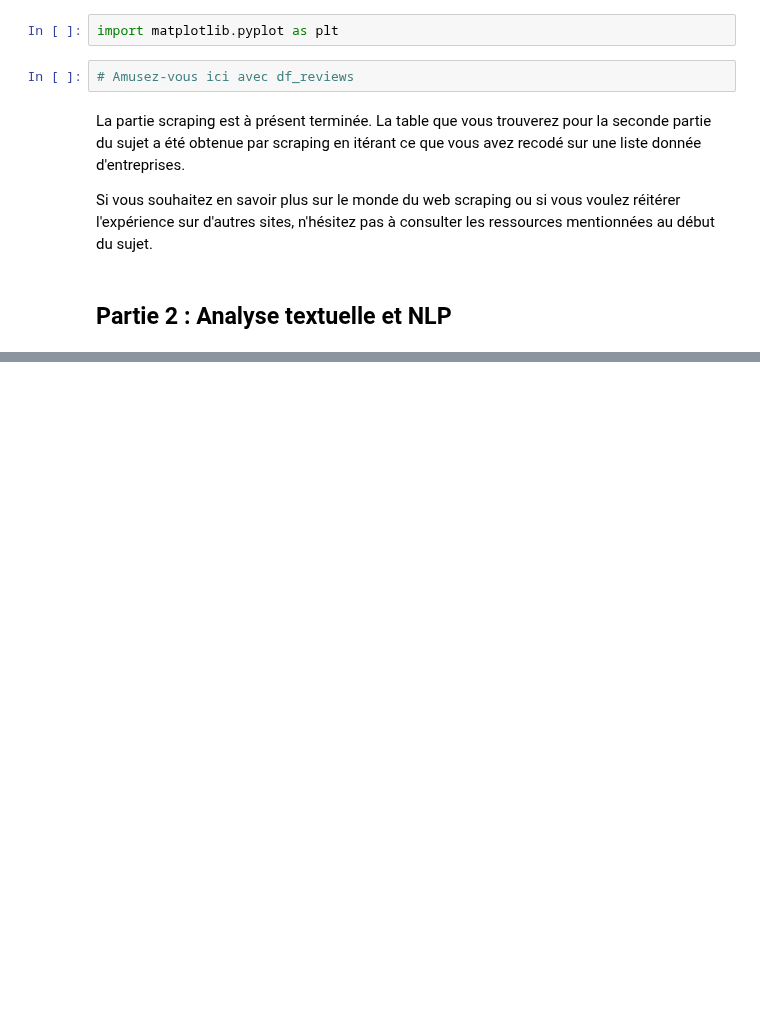
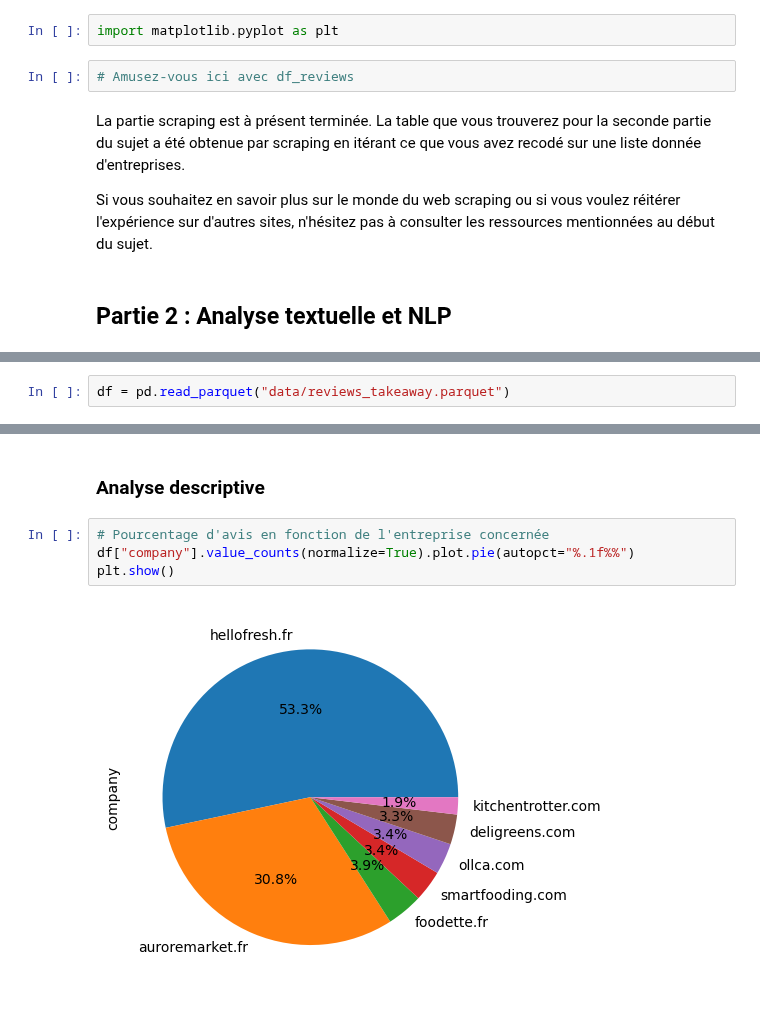
Before and after one commit to InseeFrLab/funathon2023_sujet5, a Jupyter notebook: 1_scraping.ipynb, the cells around one changed output, grey strips where cells are left out. Drawn from its saved outputs; the diff is of its cells as text; blank space fills up the shorter version.

Commit message:
NLP: preprocessing, analyse desc, apprentissage supervise

```diff
--- a/1_scraping.ipynb
+++ b/1_scraping.ipynb
@@ -451,0 +461,2 @@ Si vous souhaitez en savoir plus sur le monde du web scraping ou si vous voulez
+# %%
+df = pd.read_parquet("data/reviews_takeaway.parquet")
@@ -451,0 +484,8 @@ Si vous souhaitez en savoir plus sur le monde du web scraping ou si vous voulez
+# %% [markdown]
+### Analyse descriptive
+# %%
+# Pourcentage d'avis en fonction de l'entreprise concernée
+df["company"].value_counts(normalize=True).plot.pie(autopct="%.1f%%")
+plt.show()
+# %% [output]
+[figure, added]
```
Also changed, not shown: parts of 49 cells of this notebook.
